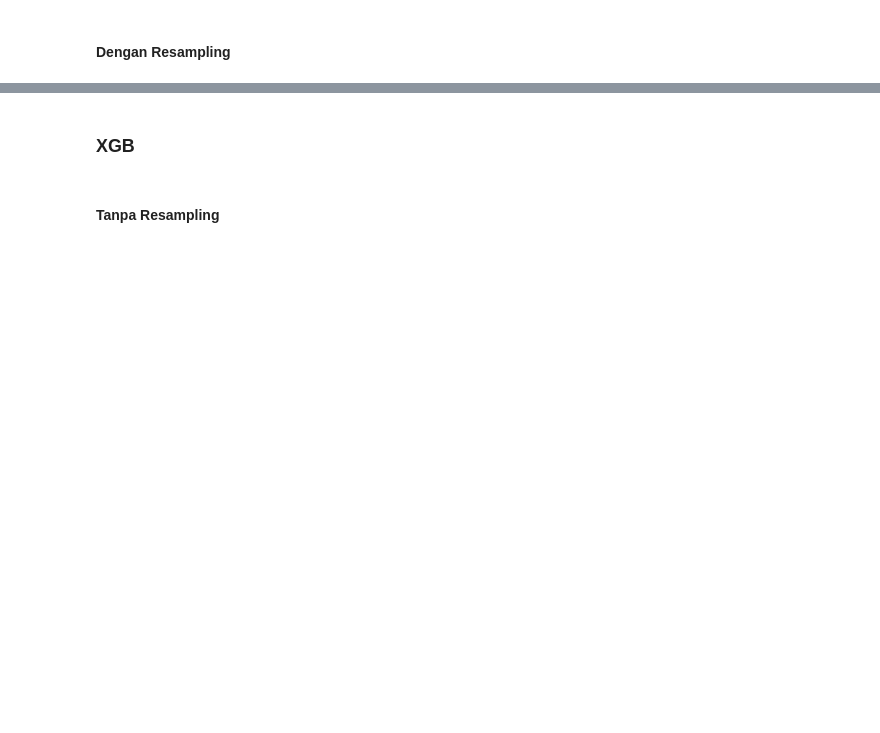
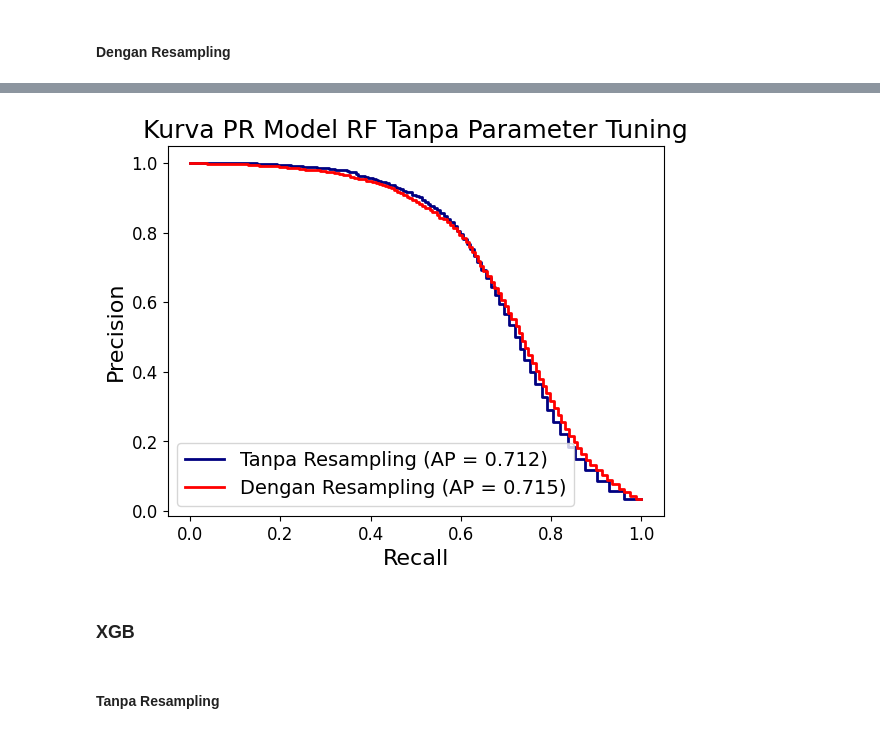
Before and after one commit to aryap-putra/itb-final-project, a Jupyter notebook: Final_Project_Notebook.ipynb, the cells around one changed output, grey strips where cells are left out. Saved outputs shown, nothing was run; the diff lists cells and outputs as text; code cells hidden in the pictures; blank space fills up the shorter version.

```diff
--- a/Final_Project_Notebook.ipynb
+++ b/Final_Project_Notebook.ipynb
@@ -545,3 +602,7 @@ Precision-Recall Curve:
+# %%
+pr_curve(y_val, y_prob_val4, y_prob_val_resampled4, 'Kurva PR Model RF Tanpa Parameter Tuning')
+# %% [output]
+[figure, added]
 # %% [markdown]
 ### XGB
 # %%
```
Also changed, not shown: parts of 72 cells of this notebook.
